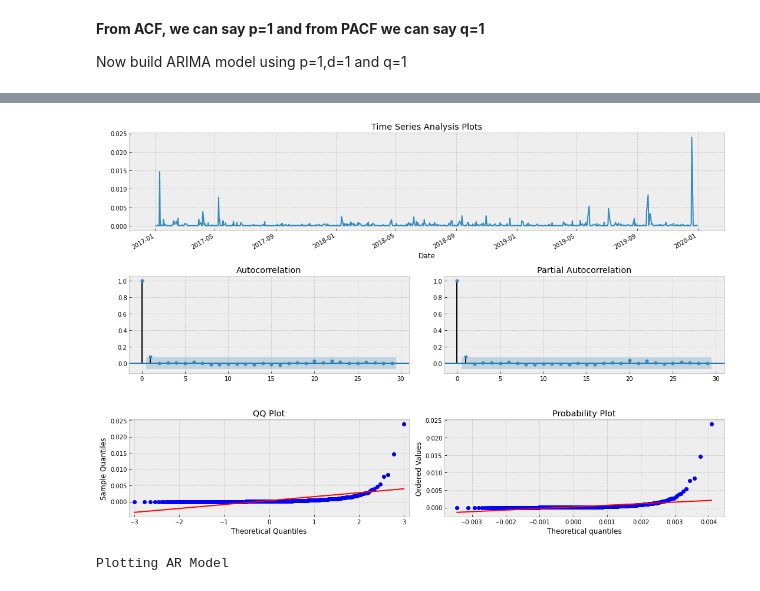
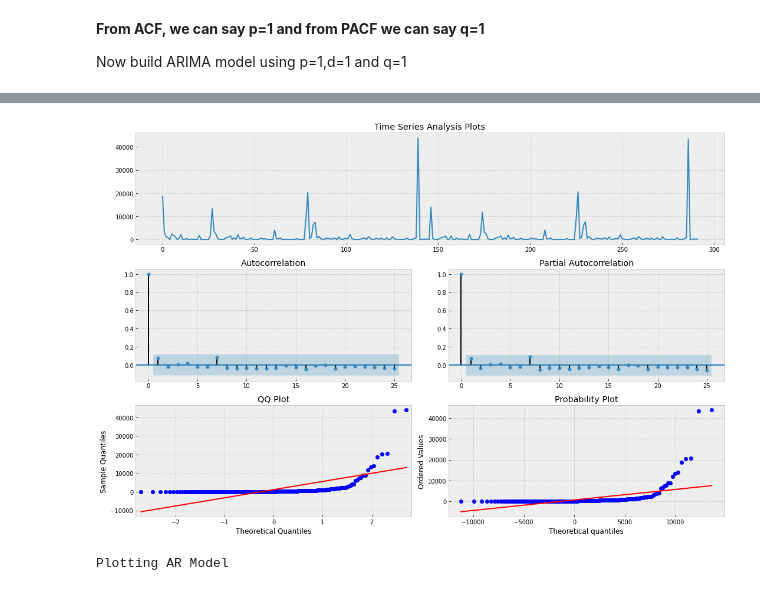
Before and after one commit to santoshgurujula/Springboard, a Jupyter notebook: TimeSeriesModel.ipynb, the cells around one changed output, grey strips where cells are left out. Saved outputs shown, nothing was run; the diff lists cells and outputs as text; code cells hidden in the pictures.

Commit message:
Time series analysis

```diff
--- a/TimeSeriesModel.ipynb
+++ b/TimeSeriesModel.ipynb
@@ -270,12 +382,3 @@ Text(0.5, 1.0, 'Partial Autocorrelation Function')
 **From ACF, we can say p=1 and from PACF we can say q=1**
 
 Now build ARIMA model using p=1,d=1 and q=1
-# %%
-from statsmodels.tsa.arima_model import ARIMA
-
-model = ARIMA(IndexedDataset['Close_BOM500002_log'],order=(1,1,1))
-results_AR =model.fit(disp=-1)
-plt.plot(IndexedDataset['Close_BOM500002_logdiff'])
-plt.plot(results_AR.fittedvalues,color='red')
-plt.title('RSS: %.4f'% sum((results_AR.fittedvalues.fillna(0)-IndexedDataset['Close_BOM500002_logdiff'].fillna(0)).fillna(0)**2))
-print('Plotting AR Model')
@@ -322,5 +451,5 @@ def _get_best_model(TS):
     print('aic: {:6.5f} | order: {}'.format(best_aic, best_order))
     return best_aic, best_order, best_mdl
 # %%
-res_tup = _get_best_model(IndexedDataset['Close_BOM500002_log'])
+res_tup = _get_best_model(train_diff)
 # %% [output]
@@ -333,0 +463,28 @@ print(order)
+# %%
+def build_model(ts_train,ts_test,order):
+
+  %%time
+
+  history = [x for x in ts_train]
+
+  predictions = list()
+  for t in range(len(ts_test)):
+
+      # START_CODE_HERE - call the ARIMA Method with history and params
+
+      model = ARIMA(history,order=order)  # initialize the model with history and right order of parameters
+      model_fit = model.fit(disp=-1)  # fit the model
+      # END_CODE_HERE
+
+      output = model_fit.forecast()  # use forecast on the fitted model
+      yhat = output[0][0]
+      predictions.append(yhat)
+
+      obs = ts_test[t]
+      history.append(obs)
+
+      if t % 100 == 0:
+        print('Test Series Point: {}\tPredicted={}, Expected={}'.format(t, yhat, obs))
+  return predictions,model_fit
+# %%
+predictions,model_fit= build_model(train_diff,test_diff,order)
@@ -334,9 +540,8 @@ print(order)
 # %%
 #check for heteroskedasity of the residual
-best_model_ARIMA=res_tup[2]
-tsplot(best_model_ARIMA.resid**2)
+tsplot(model_fit.resid**2)
 # %% [output]
-[figure, old version]
+[figure, new version]
 # %%
 plt.plot(IndexedDataset['Close_BOM500002_logdiff'])
 plt.plot(best_model_ARIMA.fittedvalues,color='red')
```
Also changed, not shown: parts of 36 cells of this notebook.
